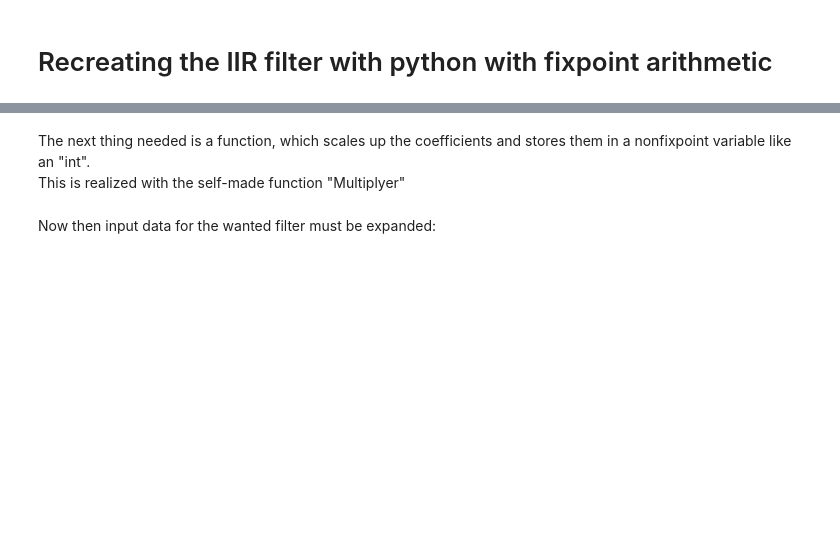
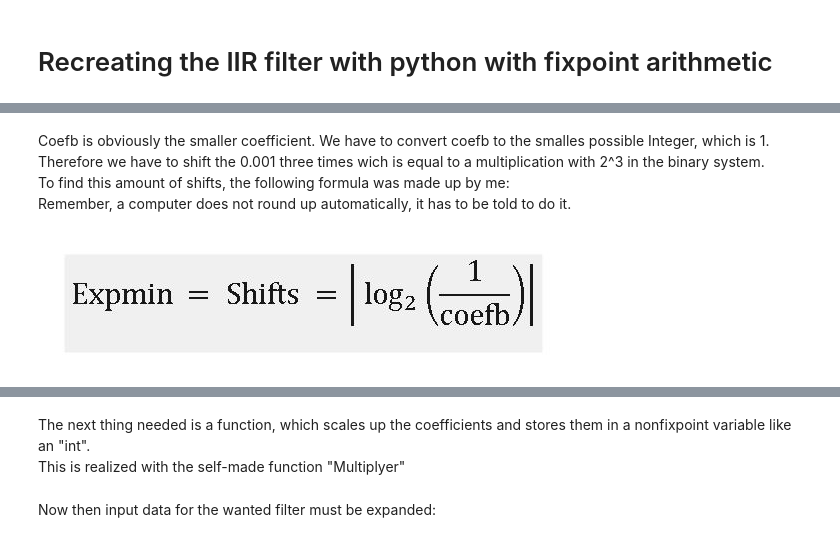
Before and after one commit to chipmuenk/dsp_nmigen, a Jupyter notebook: IIR Filter with NMigen tutorial.ipynb, the cells around one changed output, grey strips where cells are left out. Drawn from its saved outputs; the diff is of its cells as text; code cells hidden in the pictures; blank space fills up the shorter version.

```diff
--- a/IIR Filter with NMigen tutorial.ipynb
+++ b/IIR Filter with NMigen tutorial.ipynb
@@ -175,0 +197,10 @@ The self-made function minExp uses the given coefficients coefa and coefb, which
+# %% [markdown]
+Coefb is obviously the smaller coefficient. We have to convert coefb to the smalles possible Integer, which is 1. <br>
+Therefore we have to shift the 0.001 three times wich is equal to a multiplication with 2^3 in the binary system. <br>
+To find this amount of shifts, the following formula was made up by me: <br>
+Remember, a computer does not round up automatically, it has to be told to do it.
+# %%
+from IPython.display import Image
+Image("img/Formula1.JPG")
+# %% [output]
+[figure, added]
```
Also changed, not shown: parts of 32 cells of this notebook.
